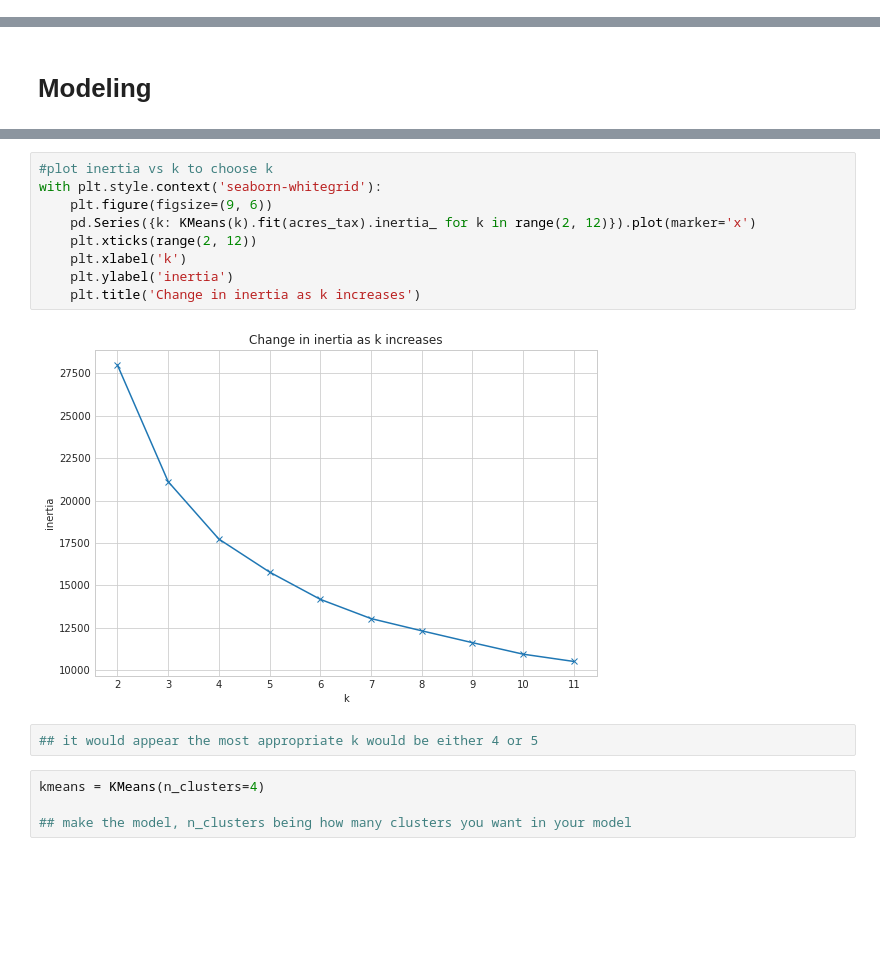
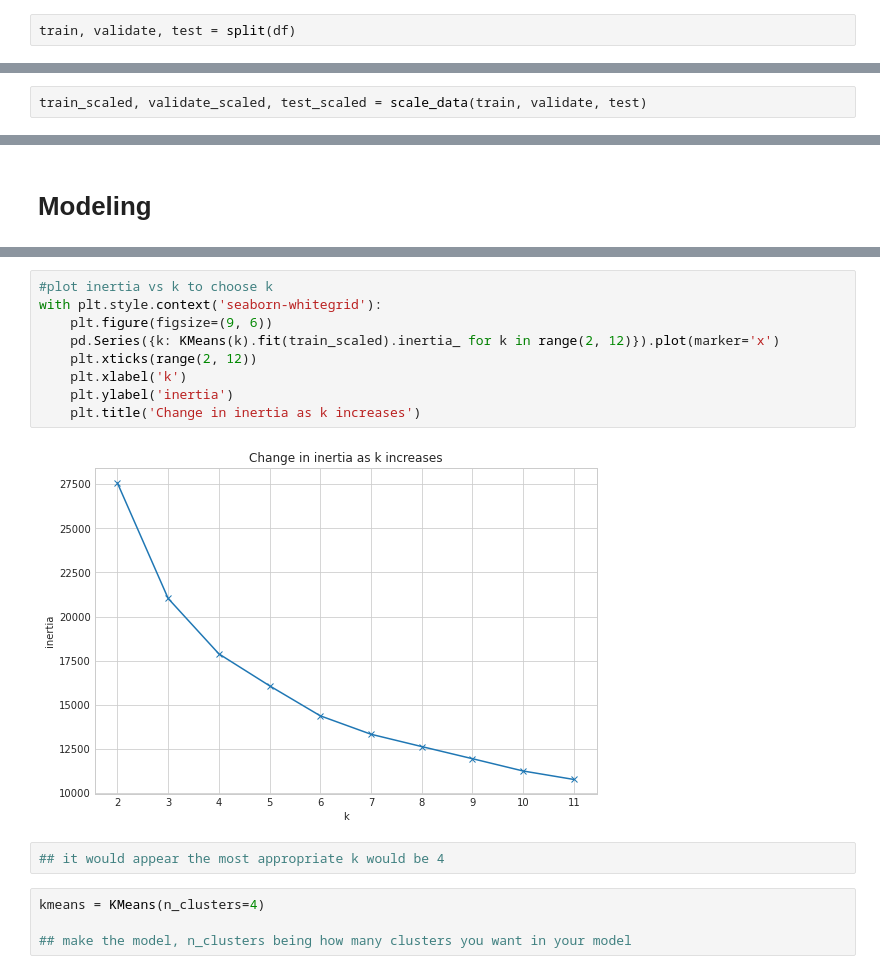
Before and after one commit to davidb-and-john/clustering-project, a Jupyter notebook: John/clustering_notebook.ipynb, the cells around one changed output, grey strips where cells are left out. Drawn from its saved outputs; the diff is of its cells as text; blank space fills up the shorter version.

```diff
--- a/John/clustering_notebook.ipynb
+++ b/John/clustering_notebook.ipynb
@@ -62,3 +60,5 @@ train, validate, test, X_train, y_train, X_validate, y_validate, X_test, y_test,
+# %%
+train, validate, test = split(df)
 # %%
 train.head()
 # %% [output]
@@ -120,3 +85,5 @@ y_test.shape
+# %%
+train_scaled, validate_scaled, test_scaled = scale_data(train, validate, test)
 # %%
 train_scaled.head()
 # %% [output]
@@ -187,16 +152,16 @@ X.corr()
 # %%
 #plot inertia vs k to choose k
 with plt.style.context('seaborn-whitegrid'):
     plt.figure(figsize=(9, 6))
-    pd.Series({k: KMeans(k).fit(acres_tax).inertia_ for k in range(2, 12)}).plot(marker='x')
+    pd.Series({k: KMeans(k).fit(train_scaled).inertia_ for k in range(2, 12)}).plot(marker='x')
     plt.xticks(range(2, 12))
     plt.xlabel('k')
     plt.ylabel('inertia')
     plt.title('Change in inertia as k increases')
 # %% [output]
-[figure, old version]
+[figure, new version]
 # %%
-## it would appear the most appropriate k would be either 4 or 5
+## it would appear the most appropriate k would be 4
 # %%
 kmeans = KMeans(n_clusters=4)
 
```
Also changed, not shown: parts of 137 cells of this notebook, 3 other files.
